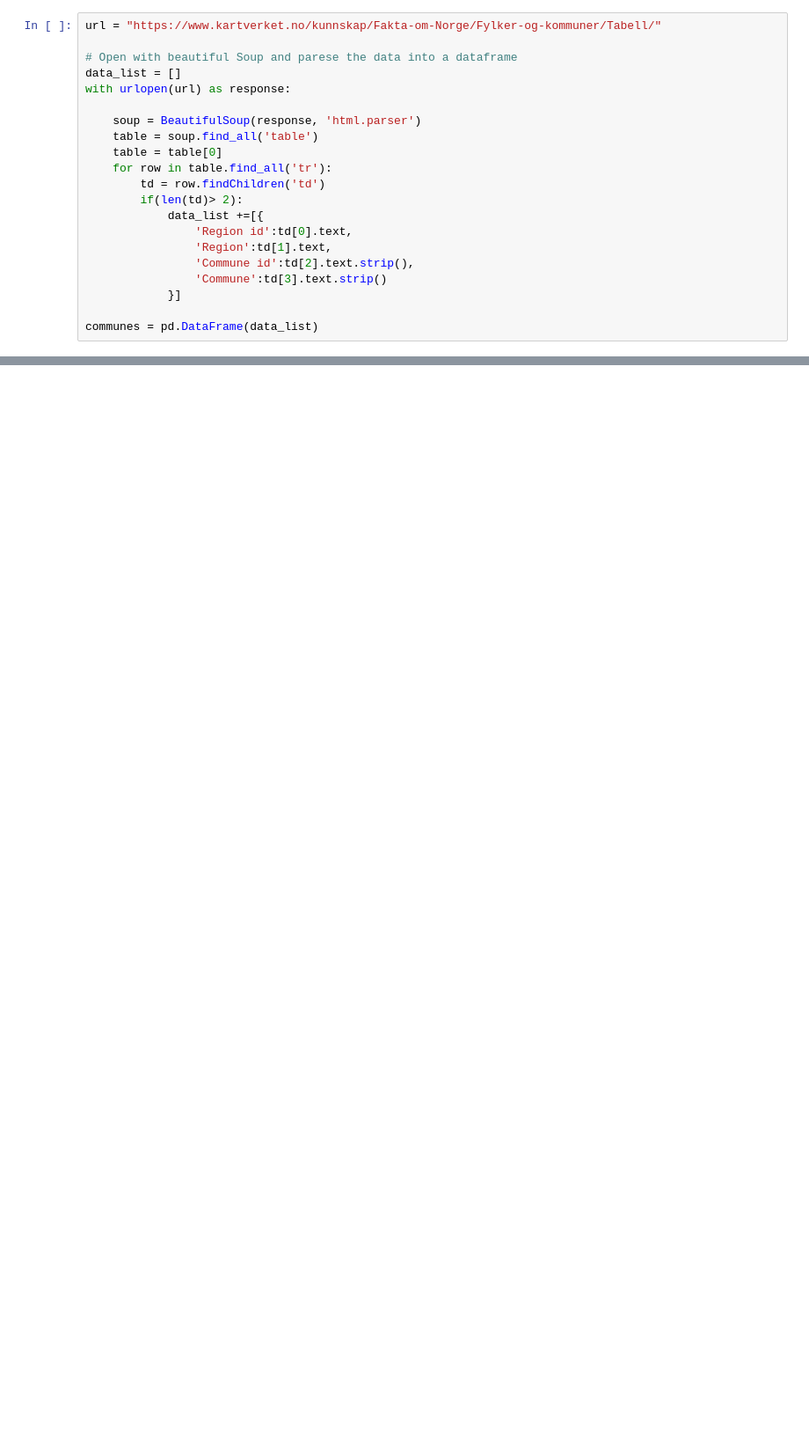
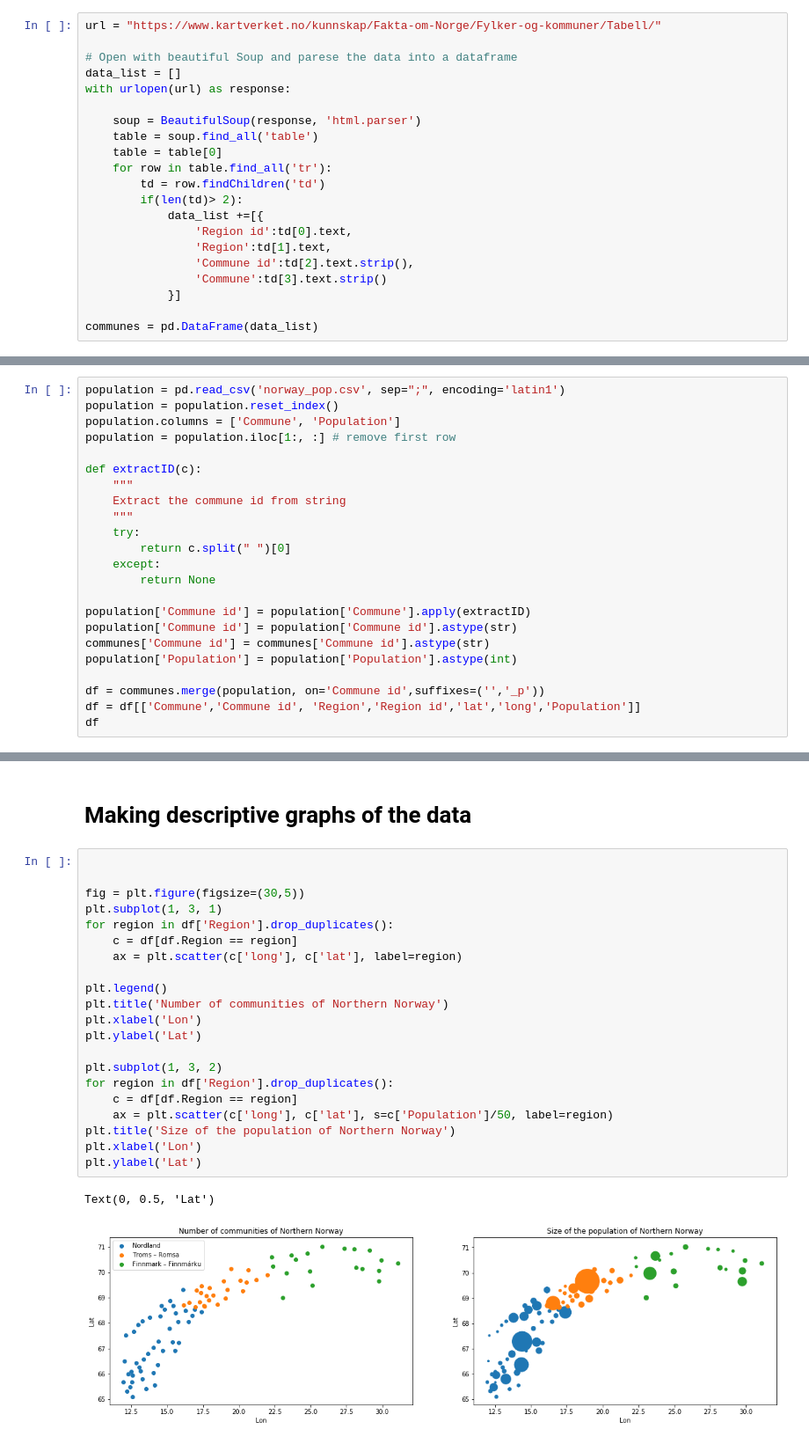
Before and after one commit to perhenrik90/Coursera_Capstone, a Jupyter notebook: getting_data.ipynb, the cells around one changed output, grey strips where cells are left out. Shown: that part at 88% size. Cells and saved outputs as stored; diff of their text form; blank space fills up the shorter version.

```diff
--- a/getting_data.ipynb
+++ b/getting_data.ipynb
@@ -123,0 +134,23 @@ communes
+# %%
+population = pd.read_csv('norway_pop.csv', sep=";", encoding='latin1')
+population = population.reset_index()
+population.columns = ['Commune', 'Population']
+population = population.iloc[1:, :] # remove first row
+
+def extractID(c):
+    """
+    Extract the commune id from string
+    """
+    try:
+        return c.split(" ")[0]
+    except:
+        return None
+
+population['Commune id'] = population['Commune'].apply(extractID)
+population['Commune id'] = population['Commune id'].astype(str)
+communes['Commune id'] = communes['Commune id'].astype(str)
+population['Population'] = population['Population'].astype(int)
+
+df = communes.merge(population, on='Commune id',suffixes=('','_p'))
+df = df[['Commune','Commune id', 'Region','Region id','lat','long','Population']]
+df
@@ -123,0 +176,26 @@ communes
+# %% [markdown]
+# Making descriptive graphs of the data
+# %%
+
+
+fig = plt.figure(figsize=(30,5))
+plt.subplot(1, 3, 1)
+for region in df['Region'].drop_duplicates():
+    c = df[df.Region == region]
+    ax = plt.scatter(c['long'], c['lat'], label=region)
+
+plt.legend()
+plt.title('Number of communities of Northern Norway')
+plt.xlabel('Lon')
+plt.ylabel('Lat')
+
+plt.subplot(1, 3, 2)
+for region in df['Region'].drop_duplicates():
+    c = df[df.Region == region]
+    ax = plt.scatter(c['long'], c['lat'], s=c['Population']/50, label=region)
+plt.title('Size of the population of Northern Norway')
+plt.xlabel('Lon')
+plt.ylabel('Lat')
+# %% [output]
+Text(0, 0.5, 'Lat')
+[figure, added]
```
Also changed, not shown: parts of 26 cells of this notebook, 6 other files.
